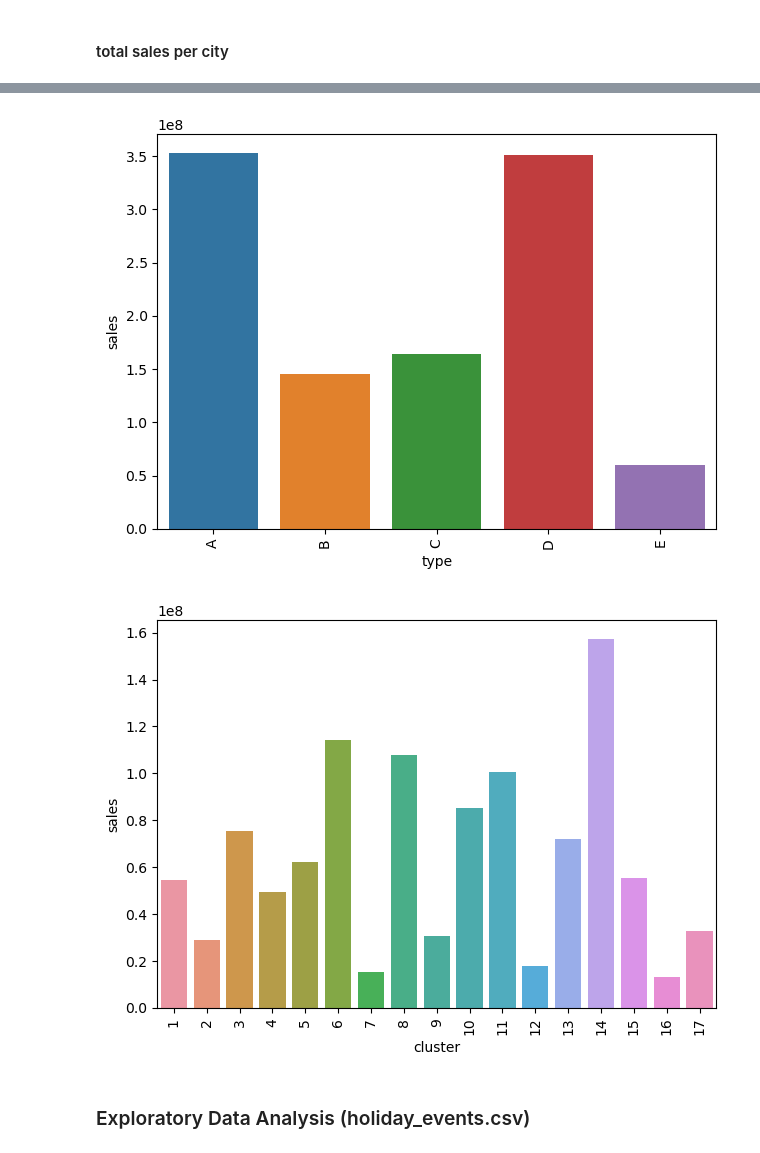
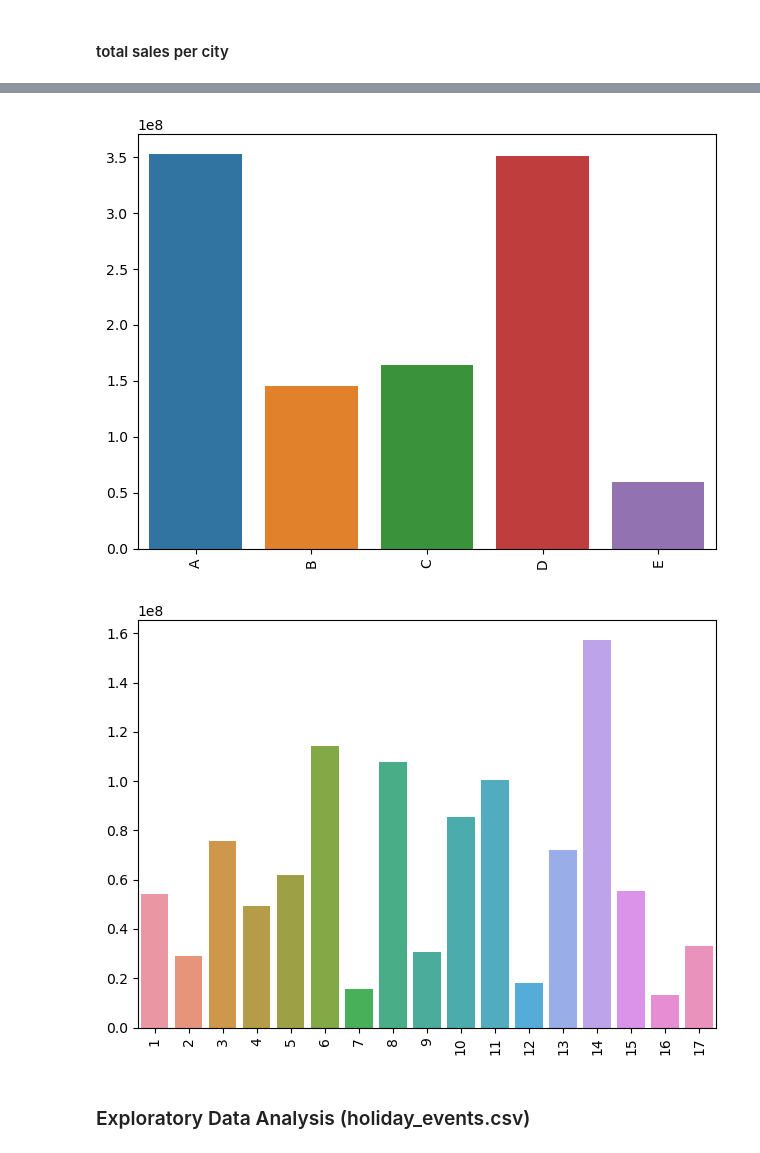
Before and after one commit to Techn08055/Sales_Forcast, a Jupyter notebook: First_Cycle.ipynb, the cells around one changed output, grey strips where cells are left out. Drawn from its saved outputs; the diff is of its cells as text; code cells hidden in the pictures.

```diff
--- a/First_Cycle.ipynb
+++ b/First_Cycle.ipynb
@@ -376,19 +303,19 @@ plt.tight_layout()
 # %%
 grouped_data = store_sales.groupby('type')['sales'].sum()
 grouped_data = pd.DataFrame(grouped_data).reset_index()
-sns.barplot(data=grouped_data,  x='type', y='sales')
+sns.barplot(x=grouped_data['type'].values.tolist(), y=grouped_data['sales'].values.tolist())
 plt.xticks(rotation=90)
 plt.tight_layout()
 # %% [output]
-[figure, old version]
+[figure, new version]
 # %%
 grouped_data = store_sales.groupby('cluster')['sales'].sum()
 grouped_data = pd.DataFrame(grouped_data).reset_index()
-sns.barplot(data=grouped_data,  x='cluster', y='sales')
+sns.barplot(x=grouped_data['cluster'].values.tolist(), y=grouped_data['sales'].values.tolist())
 plt.xticks(rotation=90)
 plt.tight_layout()
 # %% [output]
-[figure, old version]
+[figure, new version]
 # %% [markdown]
 ### Exploratory Data Analysis (holiday_events.csv)
 # %%
```
Also changed, not shown: parts of 11 cells of this notebook, 1 other file.
